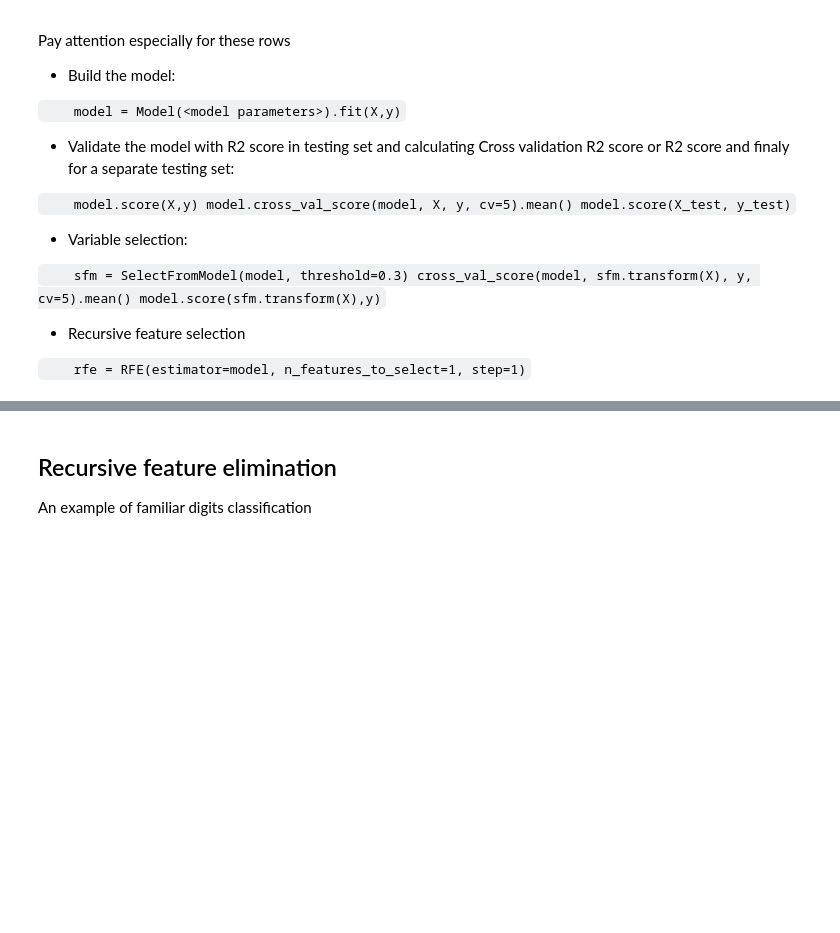
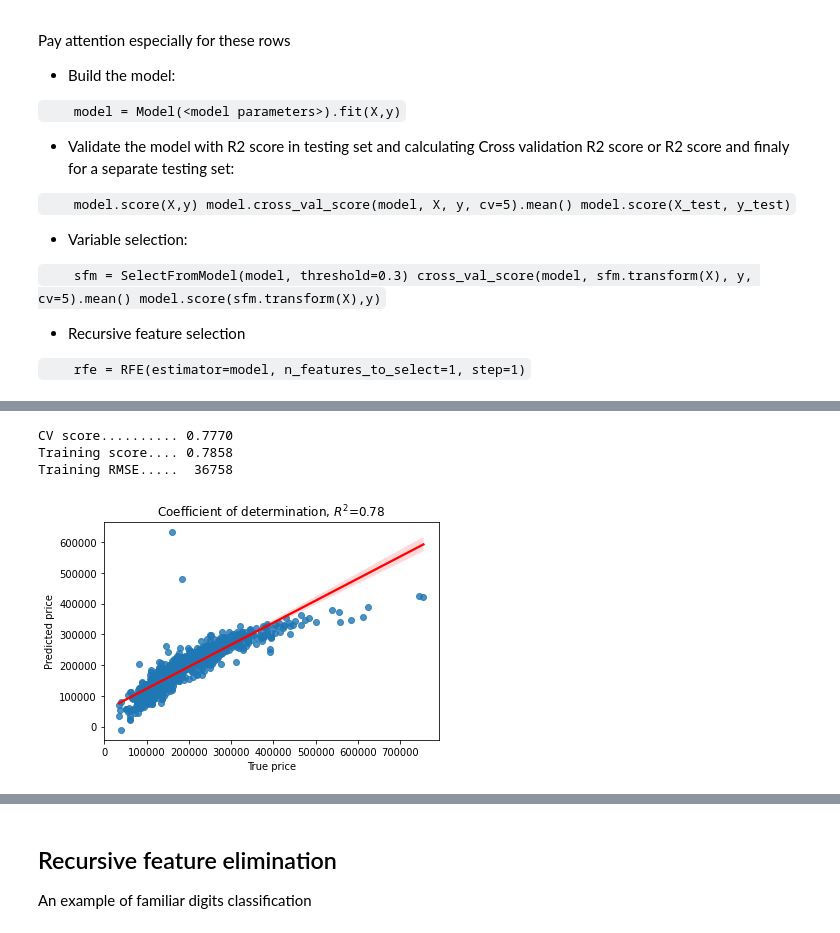
Before and after one commit to pevalisuo/AML, a Jupyter notebook: lectures/Regression.ipynb, the cells around one changed output, grey strips where cells are left out. Saved outputs shown, nothing was run; the diff lists cells and outputs as text; code cells hidden in the pictures; blank space fills up the shorter version.

```diff
--- a/lectures/Regression.ipynb
+++ b/lectures/Regression.ipynb
@@ -426,0 +396,19 @@ GradientBoostingRegressor()
+# %%
+# L2 + L1 regularized Elastic Net
+en=ElasticNet(alpha=6, l1_ratio=0.9).fit(X,y)
+yhat=en.predict(X)
+RsquaredCV=cross_val_score(en, X, y, cv=5).mean()
+RsquaredTR=en.score(X,y)
+
+sns.regplot(x=y, y=yhat, line_kws={"color": "red"})
+plt.xlabel('True price')
+plt.ylabel('Predicted price')
+plt.title('Coefficient of determination, $R^2$=%3.2f' % RsquaredCV)
+print("CV score.......... %6.4f" % RsquaredCV)
+print("Training score.... %6.4f" % RsquaredTR)
+print("Training RMSE..... %6d" % rmse(yhat,y))
+# %% [output]
+CV score.......... 0.7770
+Training score.... 0.7858
+Training RMSE.....  36758
+[figure, added]
```
Also changed, not shown: parts of 37 cells of this notebook.
